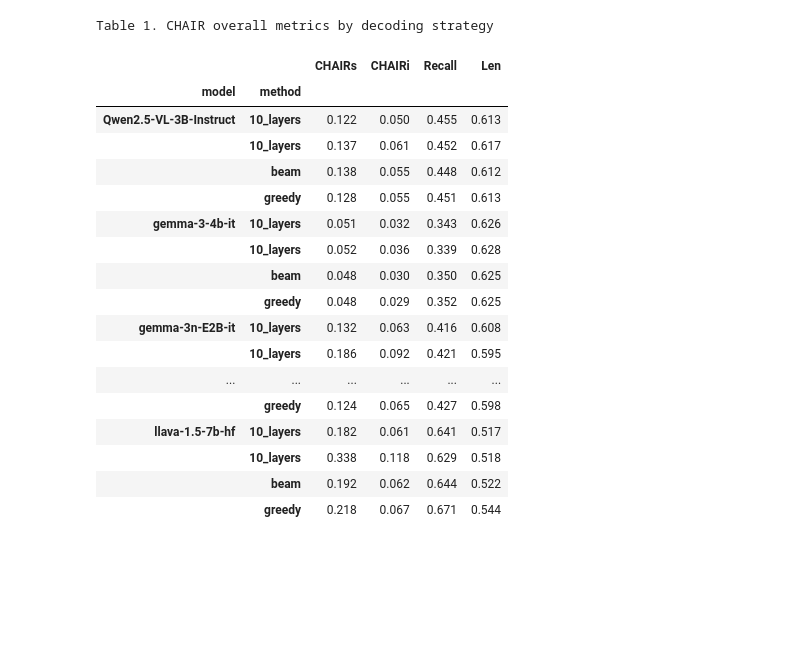
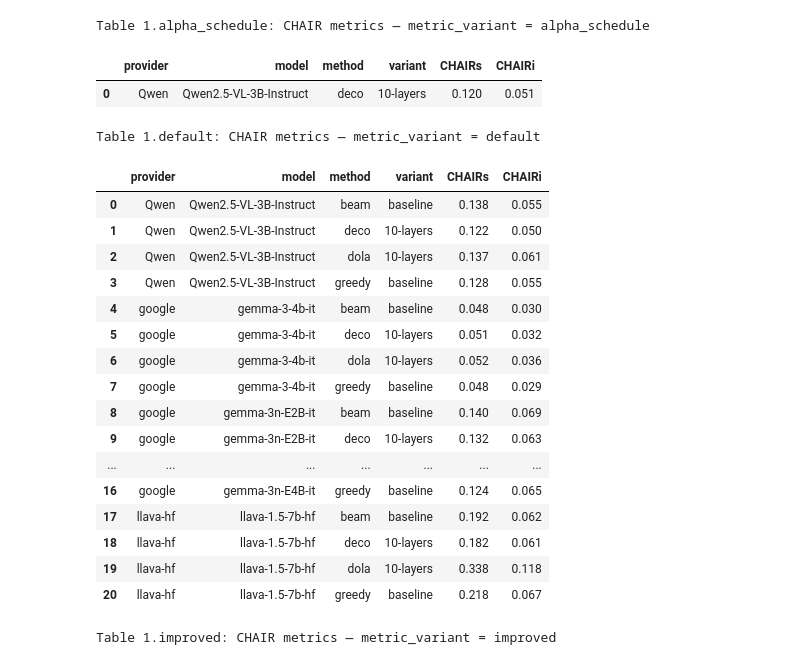
Before and after one commit to mayflower6157/Efficient-HA, a Jupyter notebook: scripts/notebook/visualization.ipynb, the cells around one changed output. Drawn from its saved outputs; the diff is of its cells as text; code cells hidden in the pictures; blank space fills up the shorter version.

```diff
--- a/scripts/notebook/visualization.ipynb
+++ b/scripts/notebook/visualization.ipynb
@@ -102,8 +64,15 @@ def load_pope_metrics(pope_root: Path) -> pd.DataFrame:
 # %%
-chair_df = load_chair_metrics(CHAIR_ROOT)
-pope_df = load_pope_metrics(POPE_ROOT)
+REPO_ROOT, SUMMARY_ROOT = resolve_paths()
 
-print(f"Loaded {len(chair_df)} CHAIR metric entries.")
-print(f"Loaded {len(pope_df)} POPE metric entries.")
-chair_df.head()
+print(f"Repository root: {REPO_ROOT}")
+print(f"Summary directory: {SUMMARY_ROOT}")
+
+chair_df = load_chair_summary(SUMMARY_ROOT)
+pope_df = load_pope_summary(SUMMARY_ROOT)
+
+print(f"Loaded {len(chair_df)} CHAIR metric entries from {SUMMARY_ROOT / 'chair_summary.jsonl'}")
+print(f"Loaded {len(pope_df)} POPE metric entries from {SUMMARY_ROOT / 'pope_summary.jsonl'}")
+
+display(chair_df.head())
+display(pope_df.head())
 # %% [output]
@@ -118,30 +173,42 @@ Loaded 53 POPE metric entries.
 # %%
 chair_table = (
     chair_df
-    .set_index(["model", "method"])[["CHAIRs", "CHAIRi", "Recall", "Len"]]
-    .sort_index()
+    .sort_values(["metric_variant", "provider", "model", "method", "variant"])    [["metric_variant", "provider", "model", "method", "variant", "CHAIRs", "CHAIRi"]]
 )
 
-chair_table.style.format("{:.3f}").set_caption(
-    "Table 1. CHAIR overall metrics by decoding strategy"
-)
+def display_chair_tables(df: pd.DataFrame):
+    for metric_variant, subset in df.groupby("metric_variant"):
+        styled = (
+            subset.drop(columns="metric_variant")
+            .reset_index(drop=True)
+            .style
+            .format({"CHAIRs": "{:.3f}", "CHAIRi": "{:.3f}"})
+            .set_caption(f"Table 1.{metric_variant}: CHAIR metrics — metric_variant = {metric_variant}")
+        )
+        display(styled)
+
+
+display_chair_tables(chair_table)
 # %% [output]
-Table 1. CHAIR overall metrics by decoding strategy
+Table 1.alpha_schedule: CHAIR metrics — metric_variant = alpha_schedule
-|  |  | CHAIRs | CHAIRi | Recall | Len |
-| model | method |  |  |  |  |
-| Qwen2.5-VL-3B-Instruct | 10_layers | 0.122 | 0.050 | 0.455 | 0.613 |
-|  | 10_layers | 0.137 | 0.061 | 0.452 | 0.617 |
-|  | beam | 0.138 | 0.055 | 0.448 | 0.612 |
-|  | greedy | 0.128 | 0.055 | 0.451 | 0.613 |
-| gemma-3-4b-it | 10_layers | 0.051 | 0.032 | 0.343 | 0.626 |
-|  | 10_layers | 0.052 | 0.036 | 0.339 | 0.628 |
-|  | beam | 0.048 | 0.030 | 0.350 | 0.625 |
-|  | greedy | 0.048 | 0.029 | 0.352 | 0.625 |
-| gemma-3n-E2B-it | 10_layers | 0.132 | 0.063 | 0.416 | 0.608 |
-|  | 10_layers | 0.186 | 0.092 | 0.421 | 0.595 |
-| ... | ... | ... | ... | ... | ... |
-|  | greedy | 0.124 | 0.065 | 0.427 | 0.598 |
-| llava-1.5-7b-hf | 10_layers | 0.182 | 0.061 | 0.641 | 0.517 |
-|  | 10_layers | 0.338 | 0.118 | 0.629 | 0.518 |
-|  | beam | 0.192 | 0.062 | 0.644 | 0.522 |
-|  | greedy | 0.218 | 0.067 | 0.671 | 0.544 |
+|  | provider | model | method | variant | CHAIRs | CHAIRi |
+| 0 | Qwen | Qwen2.5-VL-3B-Instruct | deco | 10-layers | 0.120 | 0.051 |
+Table 1.default: CHAIR metrics — metric_variant = default
+|  | provider | model | method | variant | CHAIRs | CHAIRi |
+| 0 | Qwen | Qwen2.5-VL-3B-Instruct | beam | baseline | 0.138 | 0.055 |
+| 1 | Qwen | Qwen2.5-VL-3B-Instruct | deco | 10-layers | 0.122 | 0.050 |
+| 2 | Qwen | Qwen2.5-VL-3B-Instruct | dola | 10-layers | 0.137 | 0.061 |
+| 3 | Qwen | Qwen2.5-VL-3B-Instruct | greedy | baseline | 0.128 | 0.055 |
+| 4 | google | gemma-3-4b-it | beam | baseline | 0.048 | 0.030 |
+| 5 | google | gemma-3-4b-it | deco | 10-layers | 0.051 | 0.032 |
+| 6 | google | gemma-3-4b-it | dola | 10-layers | 0.052 | 0.036 |
+| 7 | google | gemma-3-4b-it | greedy | baseline | 0.048 | 0.029 |
+| 8 | google | gemma-3n-E2B-it | beam | baseline | 0.140 | 0.069 |
+| 9 | google | gemma-3n-E2B-it | deco | 10-layers | 0.132 | 0.063 |
+| ... | ... | ... | ... | ... | ... | ... |
+| 16 | google | gemma-3n-E4B-it | greedy | baseline | 0.124 | 0.065 |
+| 17 | llava-hf | llava-1.5-7b-hf | beam | baseline | 0.192 | 0.062 |
+| 18 | llava-hf | llava-1.5-7b-hf | deco | 10-layers | 0.182 | 0.061 |
+| 19 | llava-hf | llava-1.5-7b-hf | dola | 10-layers | 0.338 | 0.118 |
+| 20 | llava-hf | llava-1.5-7b-hf | greedy | baseline | 0.218 | 0.067 |
+Table 1.improved: CHAIR metrics — metric_variant = improved
```
Also changed, not shown: parts of 9 cells of this notebook, 56 other files.
